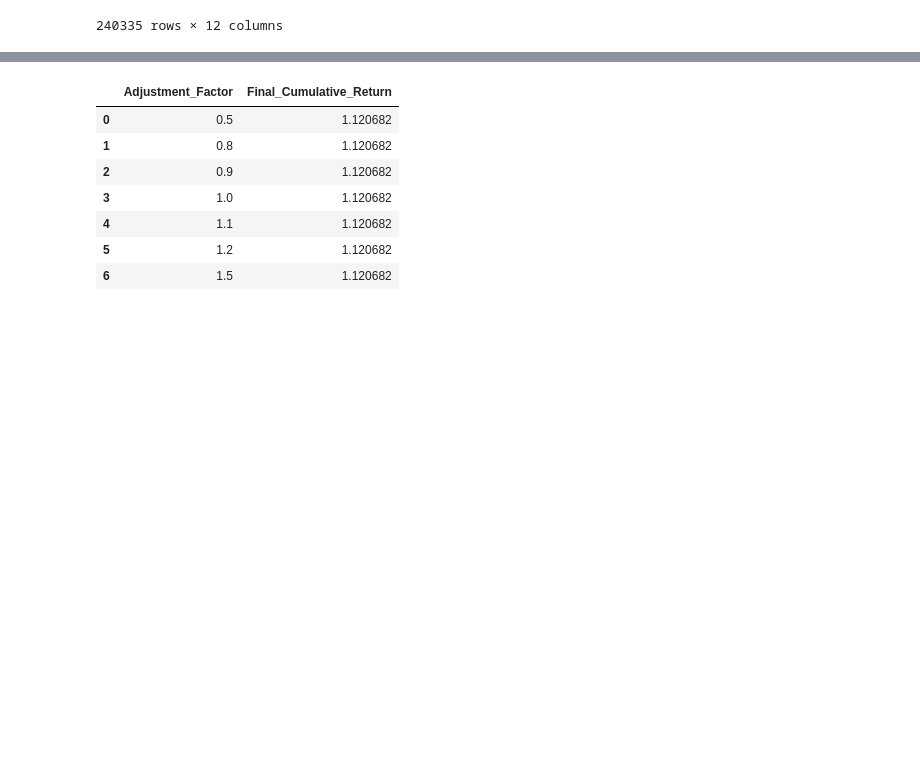
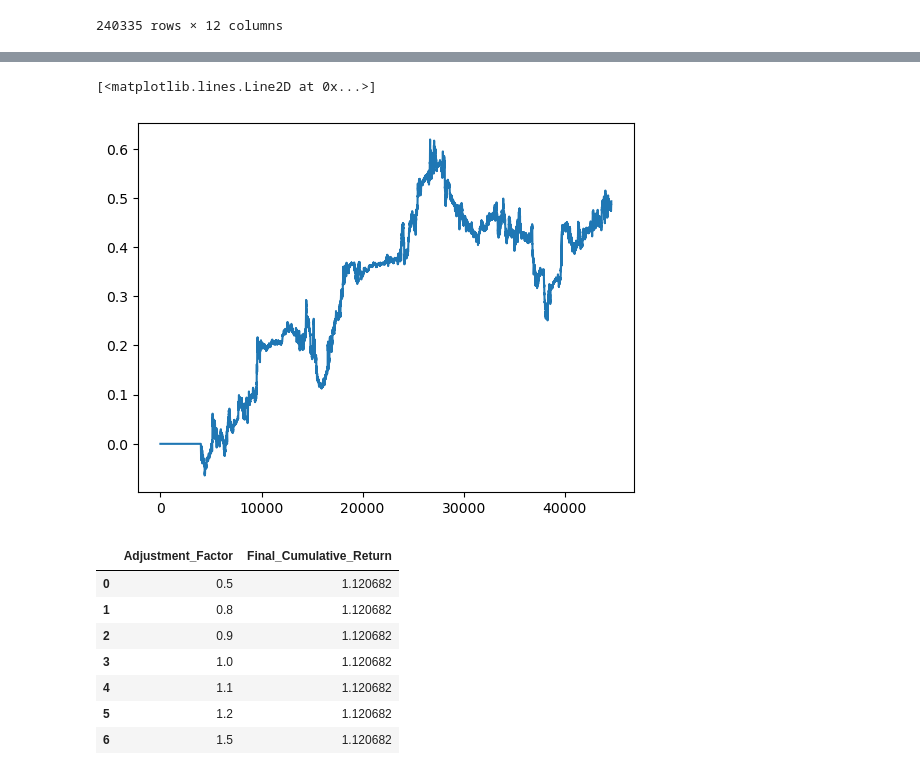
Before and after one commit to onepersonhere/4211-project, a Jupyter notebook: portfolio/portfolio_metrics_calculation.ipynb, the cells around one changed output, grey strips where cells are left out. Cells and saved outputs as stored; diff of their text form; code cells hidden in the pictures; blank space fills up the shorter version.

```diff
--- a/portfolio/portfolio_metrics_calculation.ipynb
+++ b/portfolio/portfolio_metrics_calculation.ipynb
@@ -72,3 +96,8 @@ print(portfolio_returns)
+# %%
+plt.plot(portfolio_returns['Portfolio_Strategy_Cumulative_Return'])
+# %% [output]
+[<matplotlib.lines.Line2D at 0x...>]
+[figure, added]
 # %%
 def run_sensitivity_analysis(final_df):
     """
```
Also changed, not shown: parts of 4 cells of this notebook.
